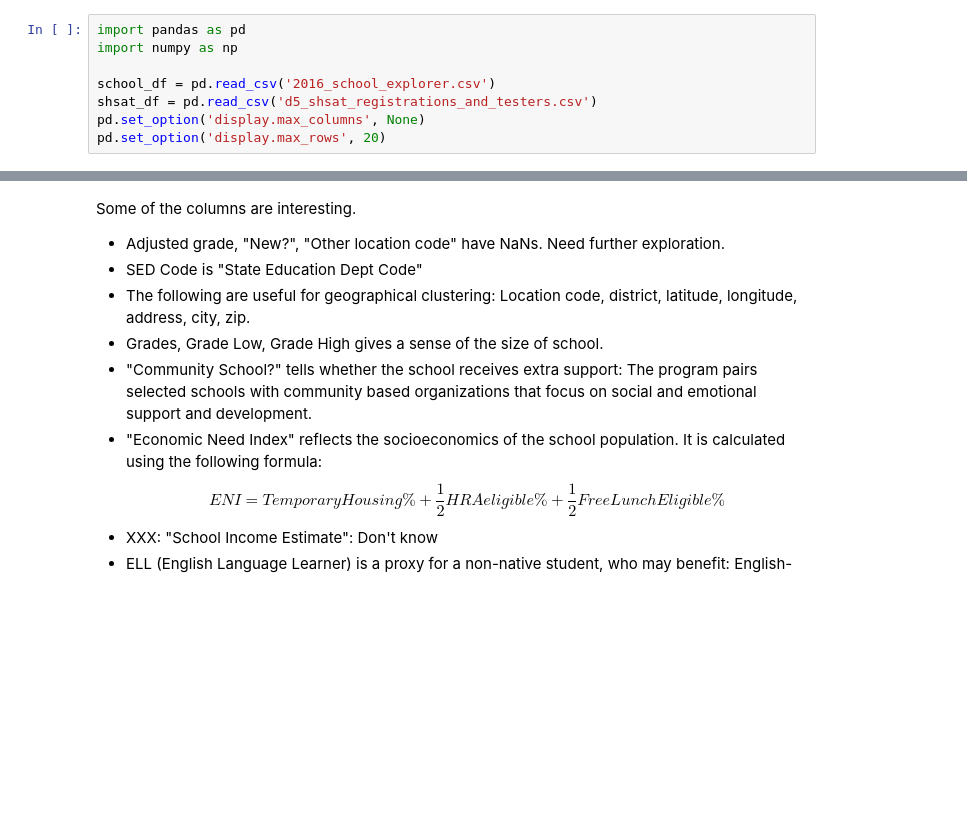
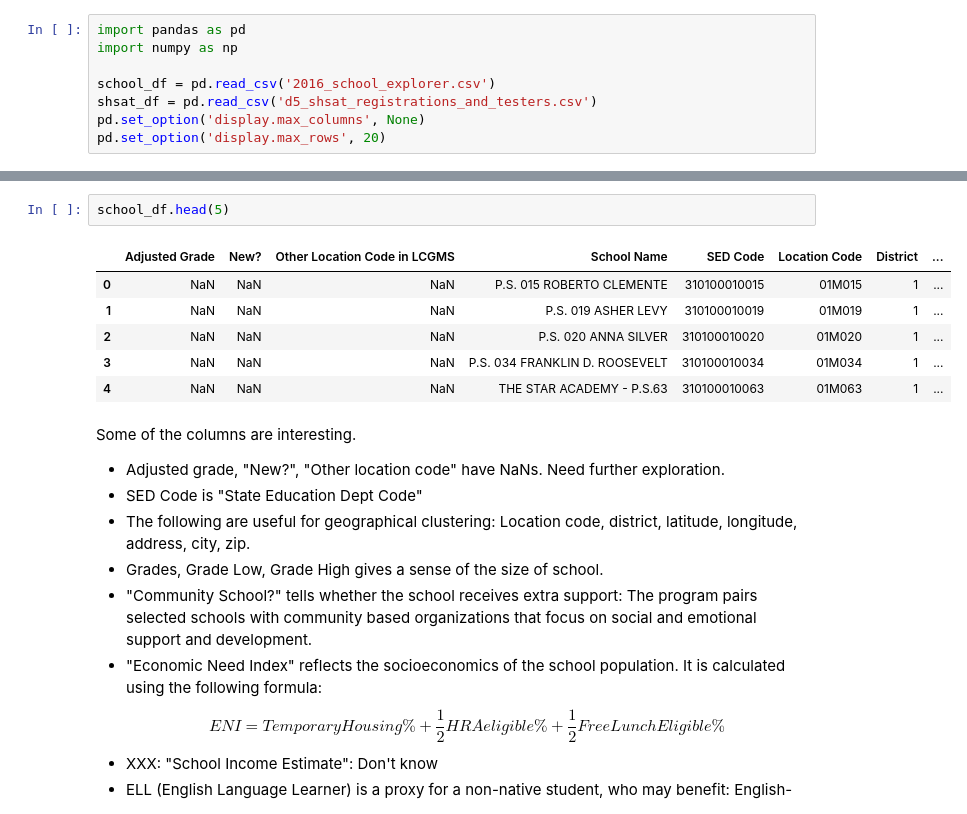
Before and after one commit to mwinton/W207-final-project, a Jupyter notebook: PASSNYC_deepak_nagaraj.ipynb, the cells around one changed output, grey strips where cells are left out. Cells and saved outputs as stored; diff of their text form; blank space fills up the shorter version.

```diff
--- a/PASSNYC_deepak_nagaraj.ipynb
+++ b/PASSNYC_deepak_nagaraj.ipynb
@@ -88,3 +67,12 @@ display(school_df)
+# %%
+school_df.head(5)
+# %% [output]
+|  | Adjusted Grade | New? | Other Location Code in LCGMS | School Name | SED Code | Location Code | District | ... |
+| 0 | NaN | NaN | NaN | P.S. 015 ROBERTO CLEMENTE | 310100010015 | 01M015 | 1 | ... |
+| 1 | NaN | NaN | NaN | P.S. 019 ASHER LEVY | 310100010019 | 01M019 | 1 | ... |
+| 2 | NaN | NaN | NaN | P.S. 020 ANNA SILVER | 310100010020 | 01M020 | 1 | ... |
+| 3 | NaN | NaN | NaN | P.S. 034 FRANKLIN D. ROOSEVELT | 310100010034 | 01M034 | 1 | ... |
+| 4 | NaN | NaN | NaN | THE STAR ACADEMY - P.S.63 | 310100010063 | 01M063 | 1 | ... |
 # %% [markdown]
 Some of the columns are interesting.
 
```
Also changed, not shown: parts of 7 cells of this notebook, 1 other file.
